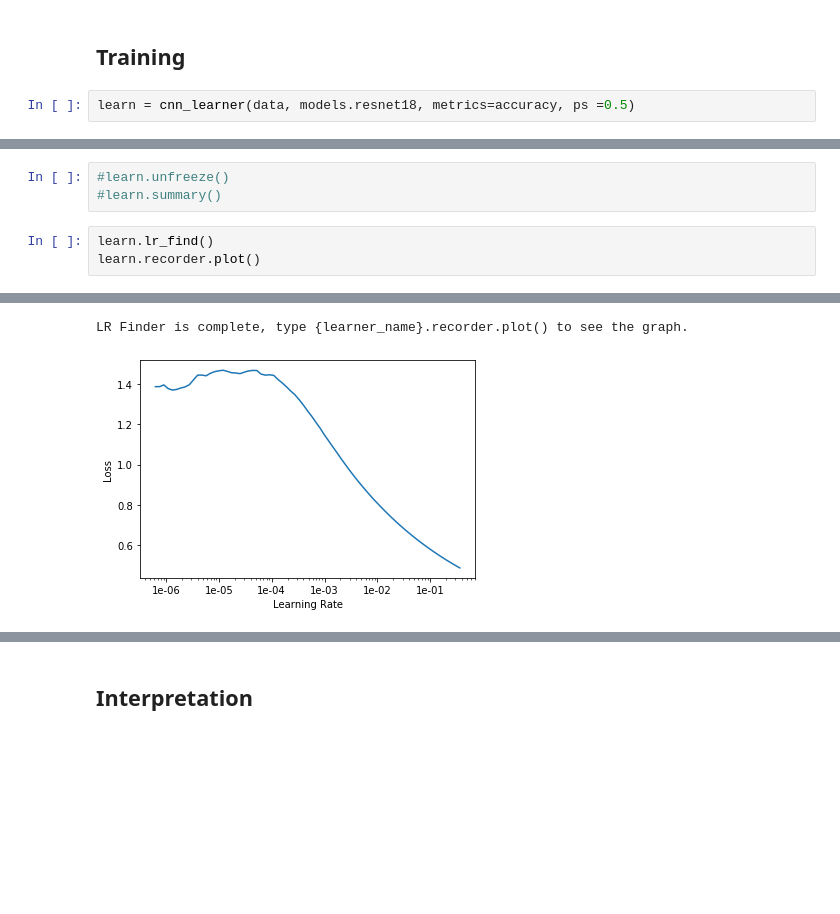
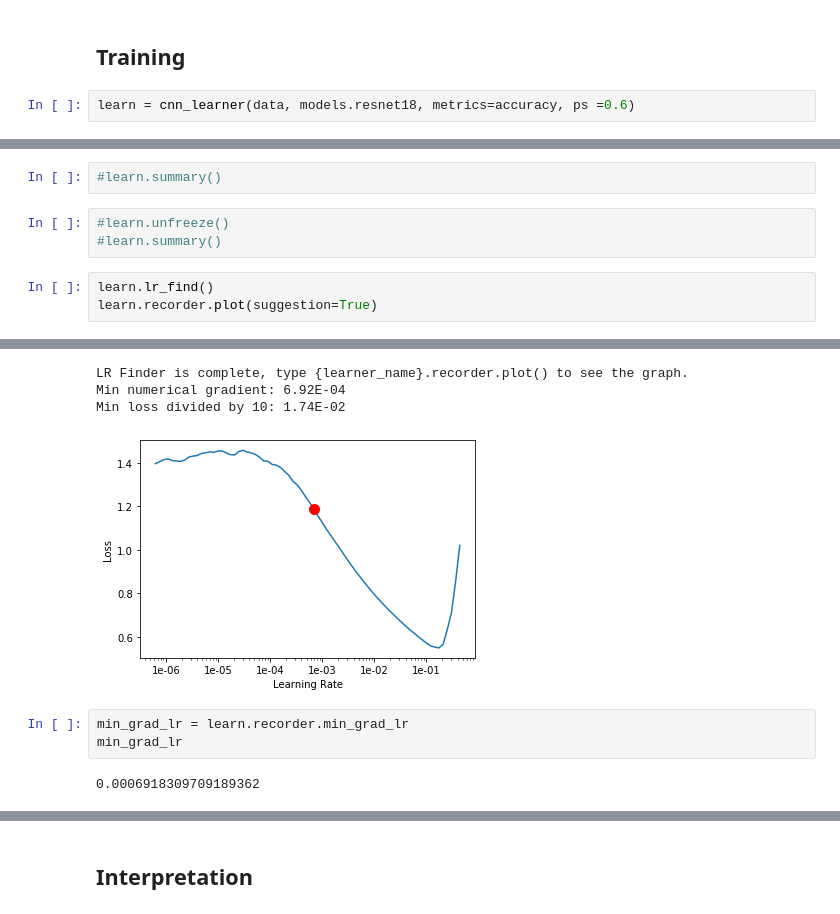
Before and after one commit to skaliy/audio_classification, a Jupyter notebook: nbs/spectogram_classification.ipynb, the cells around one changed output, grey strips where cells are left out. Cells and saved outputs as stored; diff of their text form; blank space fills up the shorter version.

```diff
--- a/nbs/spectogram_classification.ipynb
+++ b/nbs/spectogram_classification.ipynb
@@ -47,4 +47,4 @@ print(data.classes)
 # %% [markdown]
 ## Training
 # %%
-learn = cnn_learner(data, models.resnet18, metrics=accuracy, ps =0.5)
+learn = cnn_learner(data, models.resnet18, metrics=accuracy, ps =0.6)
@@ -75,11 +51,20 @@ Callbacks functions applied
+# %%
+#learn.summary()
 # %%
 #learn.unfreeze()
 #learn.summary()
 # %%
 learn.lr_find()
-learn.recorder.plot()
+learn.recorder.plot(suggestion=True)
 # %% [output]
 [interactive output not drawn]
 LR Finder is complete, type {learner_name}.recorder.plot() to see the graph.
+Min numerical gradient: 6.92E-04
+Min loss divided by 10: 1.74E-02
-[figure, old version]
+[figure, new version]
+# %%
+min_grad_lr = learn.recorder.min_grad_lr
+min_grad_lr
+# %% [output]
+0.0006918309709189362
 # %%
```
Also changed, not shown: parts of 24 cells of this notebook, 1 other file.
